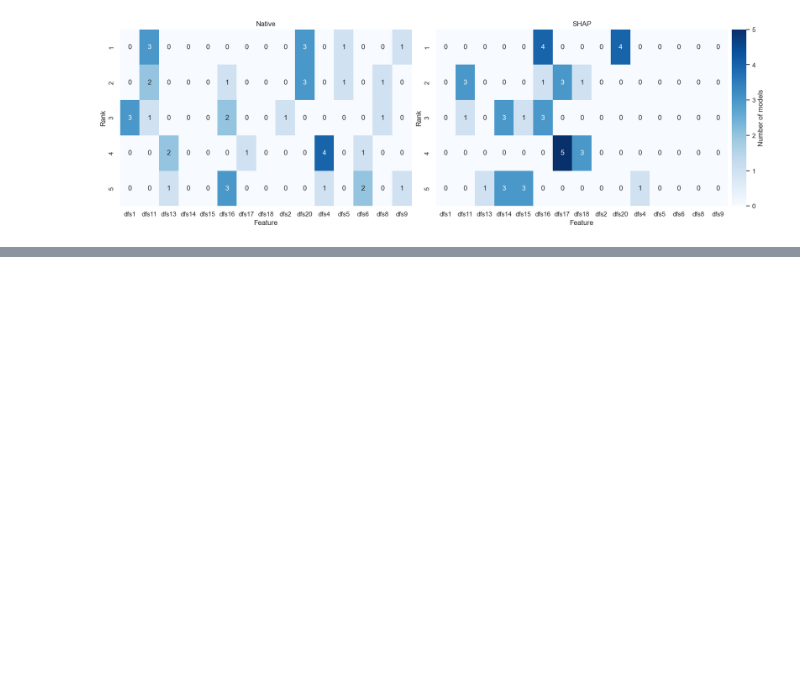
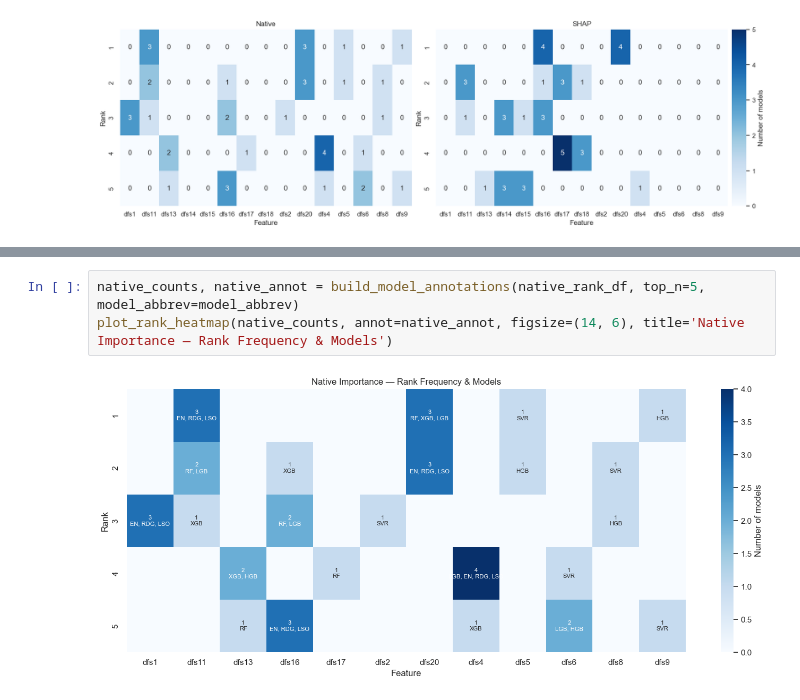
Before and after one commit to oral-health-and-disease-ontologies/DFA-Study, a Jupyter notebook: notebooks/superdataset-feature-analysis.ipynb, the cells around one changed output, grey strips where cells are left out. Drawn from its saved outputs; the diff is of its cells as text; blank space fills up the shorter version.

```diff
--- a/notebooks/superdataset-feature-analysis.ipynb
+++ b/notebooks/superdataset-feature-analysis.ipynb
@@ -1537,0 +1694,5 @@ bar_plot_rank_composition(native_long, figsize=(13, 6), model_abbrev=model_abbre
+# %%
+native_counts, native_annot = build_model_annotations(native_rank_df, top_n=5, model_abbrev=model_abbrev)
+plot_rank_heatmap(native_counts, annot=native_annot, figsize=(14, 6), title='Native Importance — Rank Frequency & Models')
+# %% [output]
+[figure, added]
```
Also changed, not shown: parts of 8 cells of this notebook.
